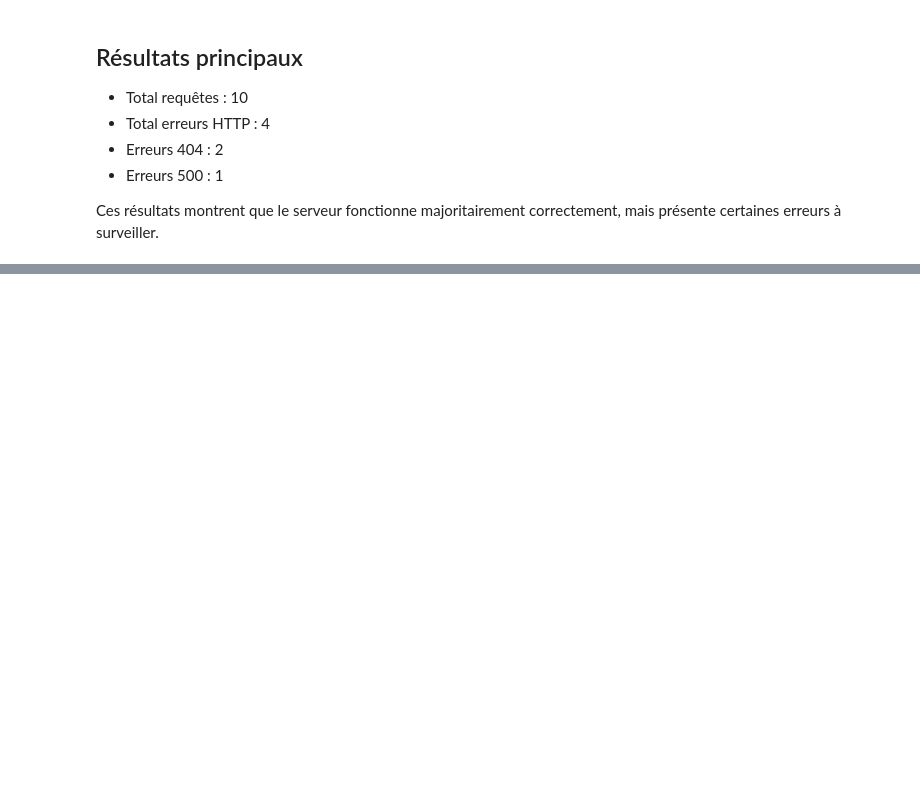
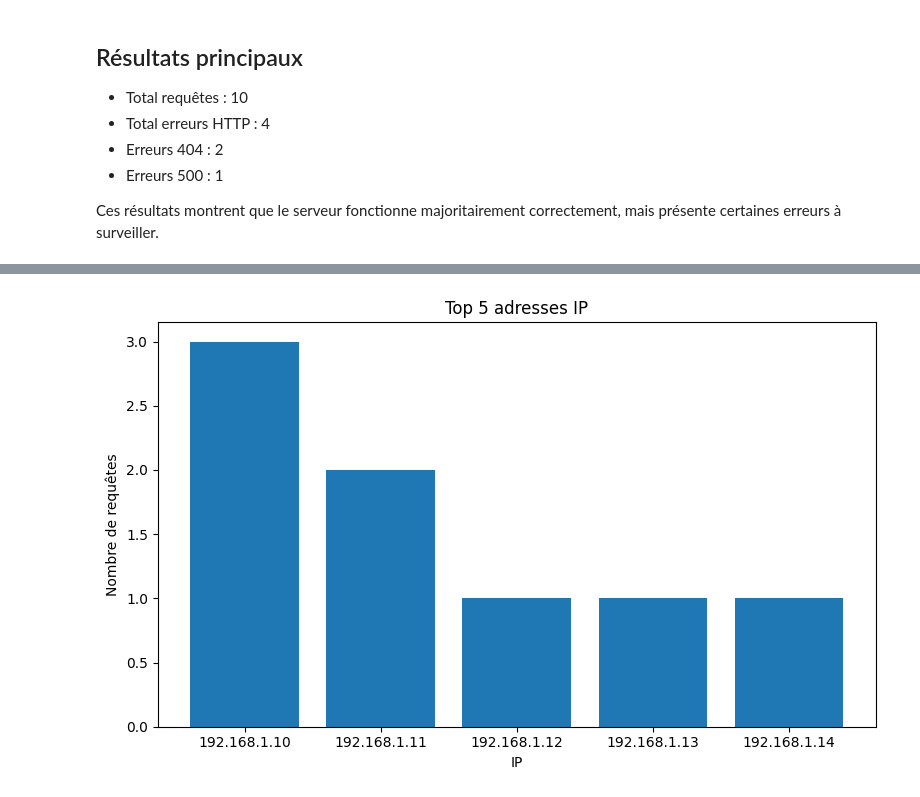
Before and after one commit to CollegeBoreal/INF1102-201-26H-03, a Jupyter notebook: 8.Project/300145940/RAPPORT.ipynb, the cells around one changed output, grey strips where cells are left out. Saved outputs shown, nothing was run; the diff lists cells and outputs as text; code cells hidden in the pictures; blank space fills up the shorter version.

```diff
--- a/8.Project/300145940/RAPPORT.ipynb
+++ b/8.Project/300145940/RAPPORT.ipynb
@@ -79,0 +76,15 @@ NameError: name 'ips' is not defined
+# %%
+import matplotlib.pyplot as plt
+
+ips_labels = [ip for ip, count in top_ips]
+ips_values = [count for ip, count in top_ips]
+
+plt.figure(figsize=(8,5))
+plt.bar(ips_labels, ips_values)
+plt.title("Top 5 adresses IP")
+plt.xlabel("IP")
+plt.ylabel("Nombre de requêtes")
+plt.tight_layout()
+plt.show()
+# %% [output]
+[figure, added]
```
Also changed, not shown: parts of 4 cells of this notebook.
